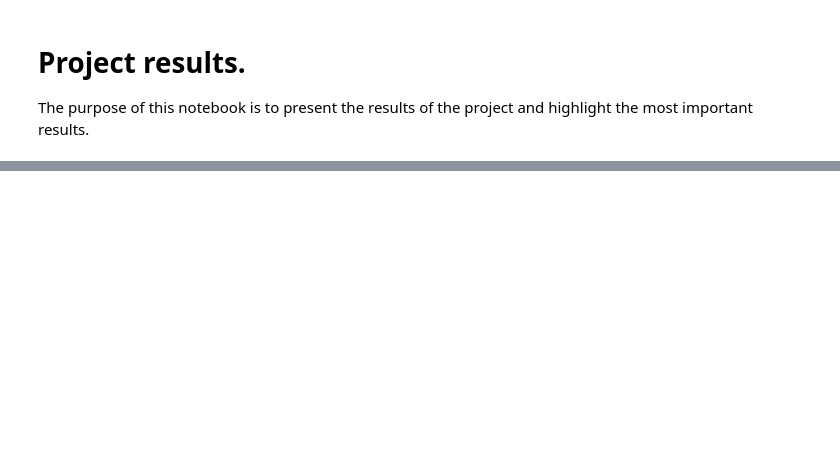
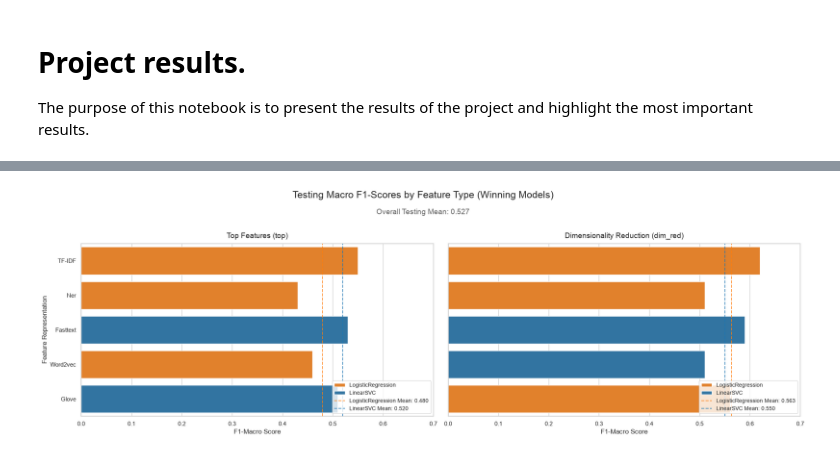
Before and after one commit to Simon-Kimanzi/Eneza-Data-Science-Residential-training-2026, a Jupyter notebook: project_5/results/results.ipynb, the cells around one changed output, grey strips where cells are left out. Drawn from its saved outputs; the diff is of its cells as text; code cells hidden in the pictures; blank space fills up the shorter version.

```diff
--- a/project_5/results/results.ipynb
+++ b/project_5/results/results.ipynb
@@ -17,0 +83,54 @@ collected_metrices.head()
+# %%
+# ==========================================
+# PLOT 2: TESTING F1-MACRO SCORES
+# ==========================================
+test_df = df[df['mode'] == 'testing'].copy()
+overall_test_mean = test_df['f1_macro'].mean()
+
+fig2, axes2 = plt.subplots(1, 2, figsize=(20, 6), sharey=True)
+
+# Main Title and Overall Mean Caption
+fig2.suptitle('Testing Macro F1-Scores by Feature Type (Winning Models)', fontsize=18, y=1.08)
+fig2.text(0.5, 0.98, f"Overall Testing Mean: {overall_test_mean:.3f}", ha='center', fontsize=14, color='dimgray')
+
+for idx, proc_type in enumerate(['Top Features', 'Dimensionality Reduction']):
+    subset = test_df[test_df['processing_type'] == proc_type]
+
+    # Plot the horizontal bar chart
+    sns.barplot(
+        data=subset,
+        y='feature_type',
+        x='f1_macro',
+        hue='classifier',
+        palette=clf_palette,
+        ax=axes2[idx]
+    )
+
+    # Calculate and plot the mean vertical line per classifier
+    for clf in subset['classifier'].unique():
+        clf_mean = subset[subset['classifier'] == clf]['f1_macro'].mean()
+        axes2[idx].axvline(
+            x=clf_mean,
+            color=clf_palette[clf],
+            linestyle='--',
+            alpha=0.8,
+            zorder=3,
+            label=f'{clf} Mean: {clf_mean:.3f}'
+        )
+
+    # Formatting
+    axes2[idx].set_title(proc_type, fontsize=14, pad=10)
+    axes2[idx].set_xlabel('F1-Macro Score', fontsize=12)
+    axes2[idx].set_xlim(0, 0.7)
+
+    # Safely merge legend handles
+    handles, labels = axes2[idx].get_legend_handles_labels()
+    axes2[idx].legend(handles, labels, loc='lower right', fontsize=10)
+
+axes2[0].set_ylabel('Feature Representation', fontsize=12)
+axes2[1].set_ylabel('')
+
+plt.tight_layout()
+plt.show()
+# %% [output]
+[figure, added]
```
Also changed, not shown: parts of 5 cells of this notebook.
